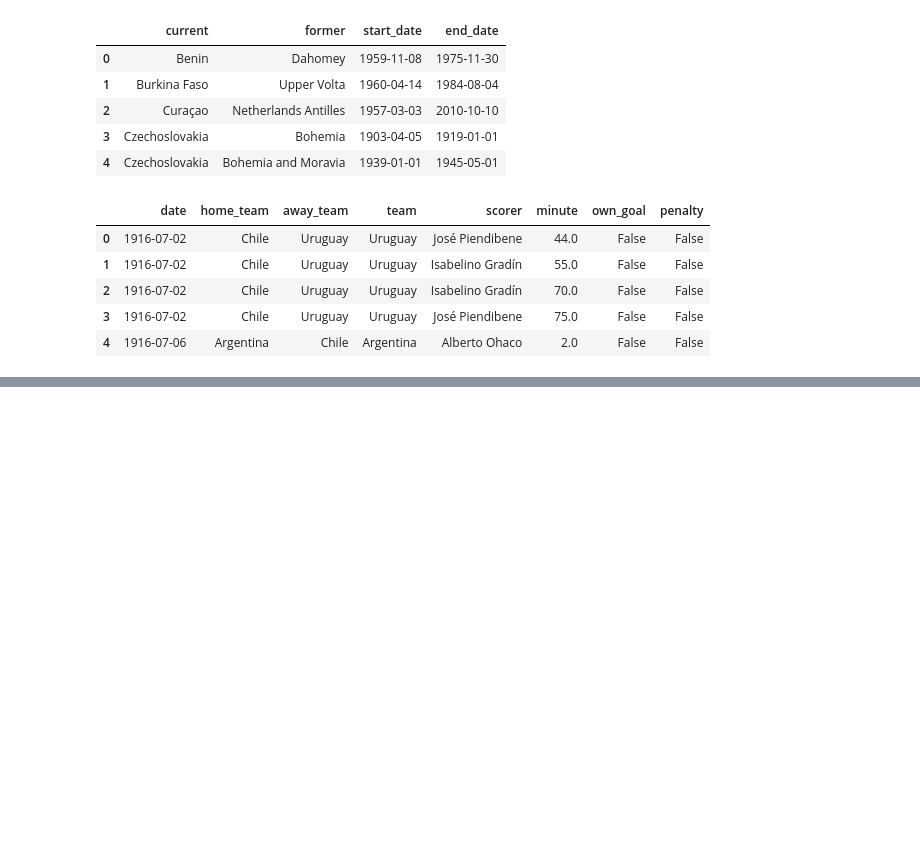
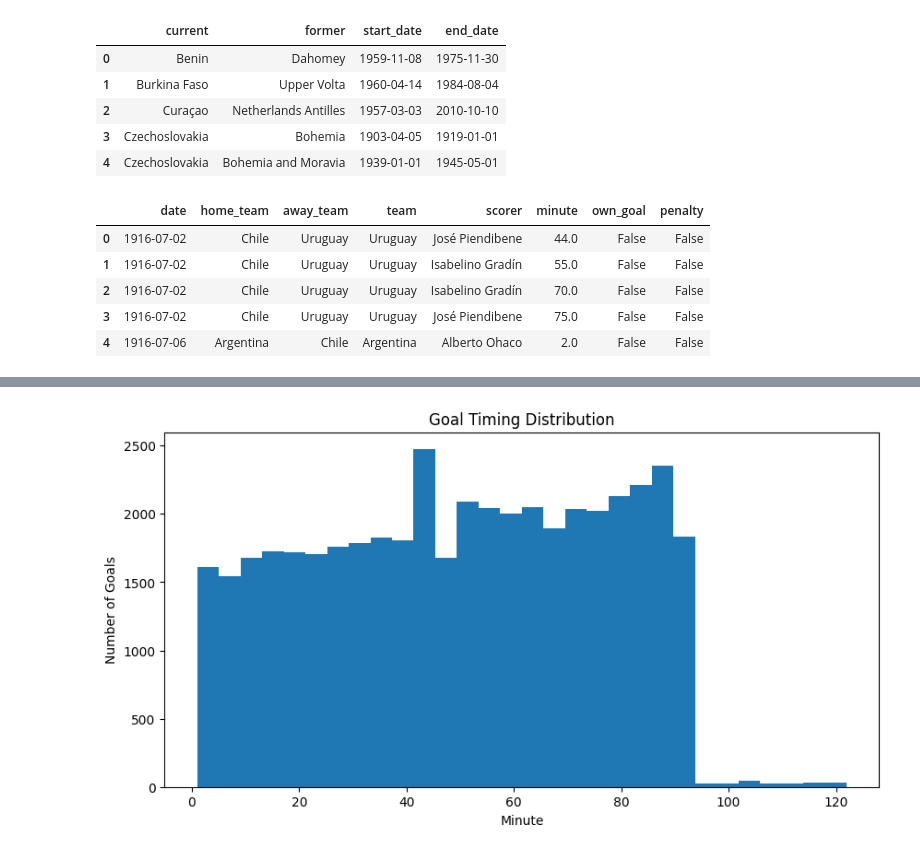
Before and after one commit to Snehit7/World_Cup_Analysis, a Jupyter notebook: World_Cup_Predication.ipynb, the cells around one changed output, grey strips where cells are left out. Cells and saved outputs as stored; diff of their text form; code cells hidden in the pictures; blank space fills up the shorter version.

```diff
--- a/World_Cup_Predication.ipynb
+++ b/World_Cup_Predication.ipynb
@@ -197,0 +248,9 @@ goal_scorers.head()
+# %%
+# Visualizing the distribution of goal timings
+goal_scorers['minute'].plot(kind='hist', bins=30, figsize=(10,5))
+plt.title("Goal Timing Distribution")
+plt.xlabel("Minute")
+plt.ylabel("Number of Goals")
+plt.show()
+# %% [output]
+[figure, added]
```
Also changed, not shown: parts of 7 cells of this notebook.
